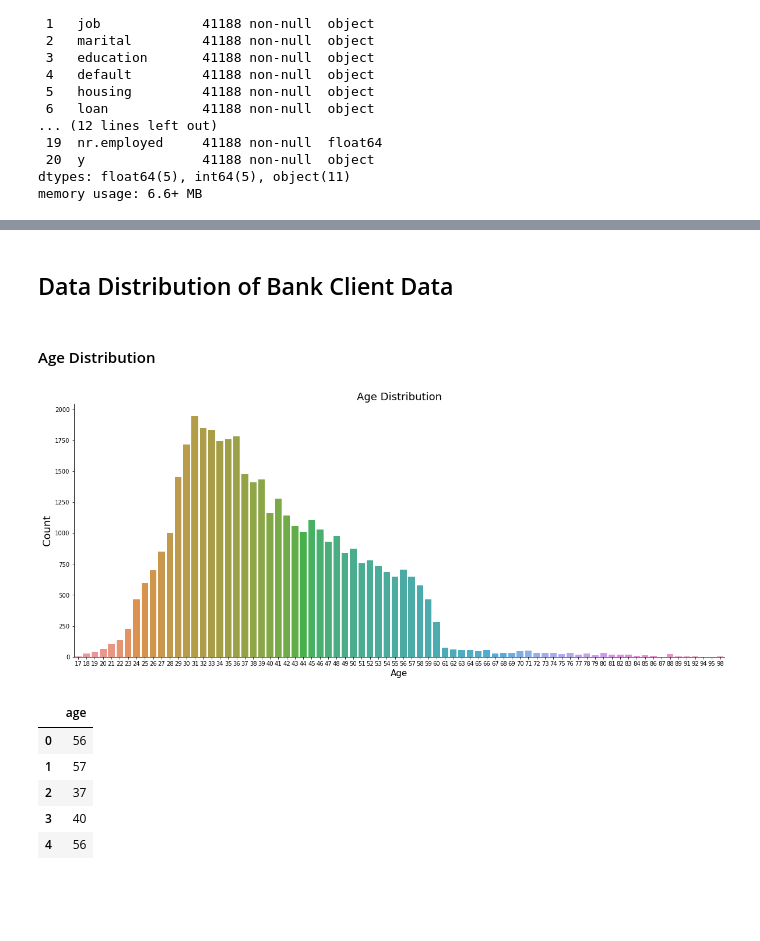
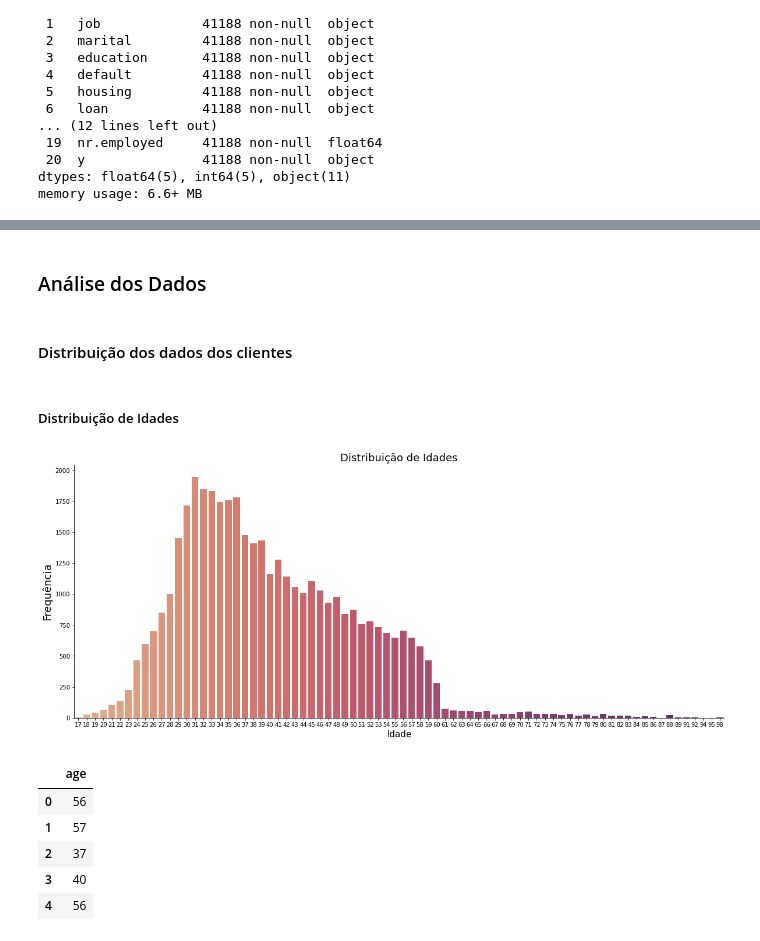
Before and after one commit to 13caroline/term-deposit-subscriptions, a Jupyter notebook: Data_Handling/Data_Analysis.ipynb, the cells around one changed output, grey strips where cells are left out. Cells and saved outputs as stored; diff of their text form; code cells hidden in the pictures; blank space fills up the shorter version.

```diff
--- a/Data_Handling/Data_Analysis.ipynb
+++ b/Data_Handling/Data_Analysis.ipynb
@@ -11,5 +16,5 @@ import seaborn as sns
 # %%
-data = pd.read_csv('../../Data_AA2/bank-additional-full.csv', sep = ';')
+data = pd.read_csv('../Data_AA2/bank-additional-full.csv', sep = ';')
 data.head()
 # %% [output]
 |  | age | job | marital | education | default | housing | loan | contact | month | day_of_week | ... |
@@ -44,17 +47,19 @@ memory usage: 6.6+ MB
-# %% [markdown]
-## Data Distribution of Bank Client Data
-# %% [markdown]
-#### Age Distribution
+# %% [markdown]
+### Análise dos Dados
+# %% [markdown]
+#### Distribuição dos dados dos clientes
+# %% [markdown]
+##### Distribuição de Idades
 # %%
 fig, ax = plt.subplots()
 fig.set_size_inches(20, 8)
-sns.countplot(x = 'age', data = data)
-ax.set_xlabel('Age', fontsize=15)
-ax.set_ylabel('Count', fontsize=18)
-ax.set_title('Age Distribution', fontsize=18)
+sns.countplot(x = 'age', data = data, palette = "flare")
+ax.set_xlabel('Idade', fontsize=15)
+ax.set_ylabel('Frequência', fontsize=18)
+ax.set_title('Distribuição de Idades', fontsize=18)
 sns.despine()
 # %% [output]
-[figure, old version]
+[figure, new version]
 # %%
 age_range = data.iloc[: , 0:1]
 age_range.head()
```
Also changed, not shown: parts of 70 cells of this notebook.
